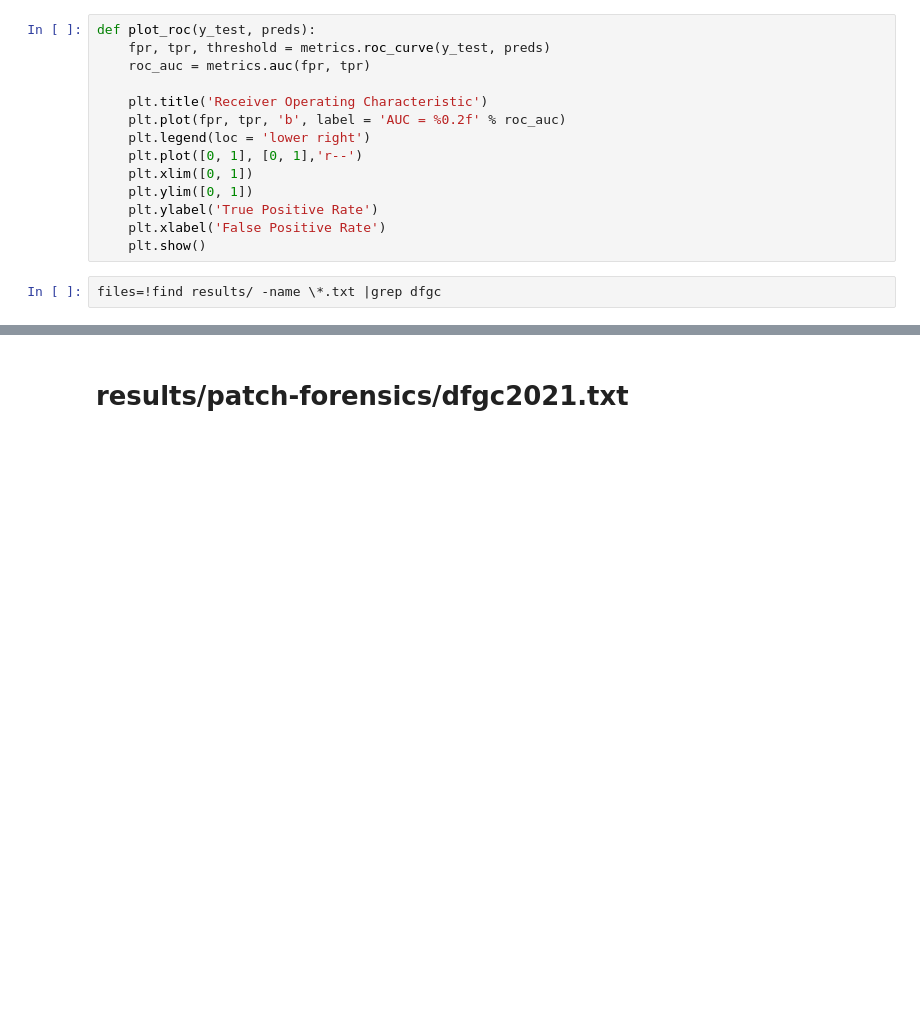
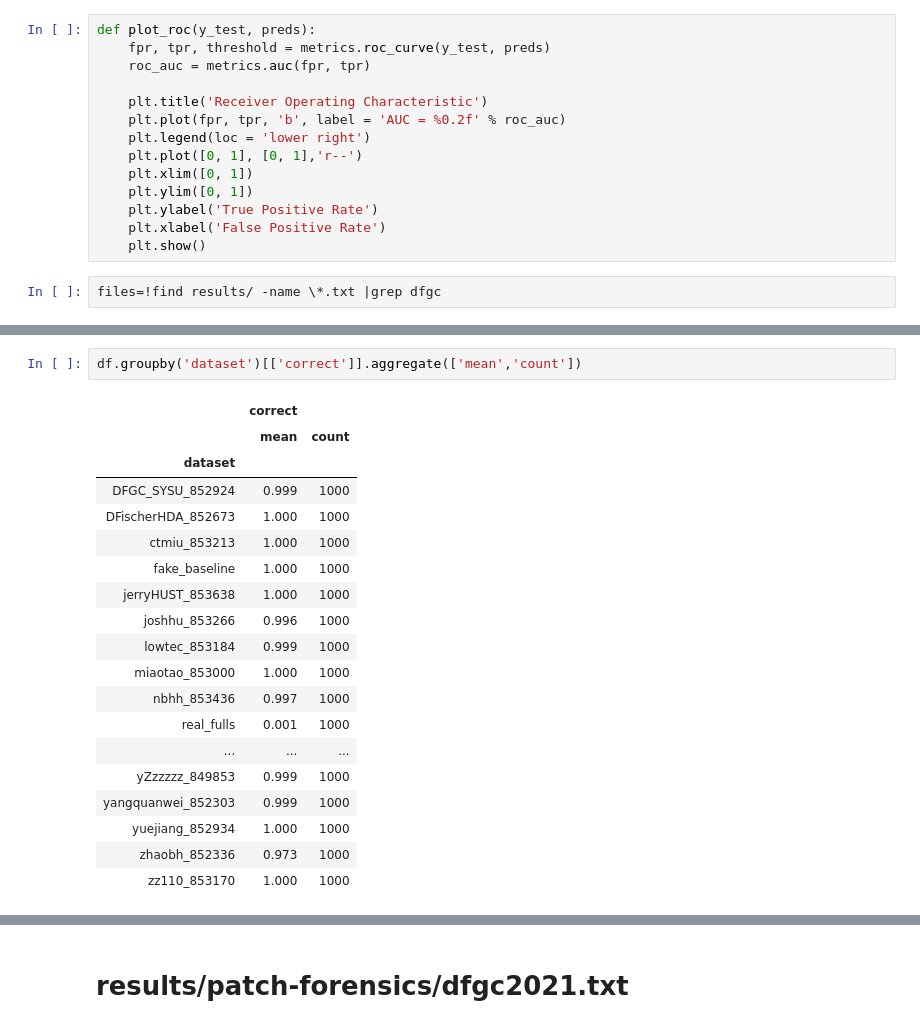
Before and after one commit to Lizhen0909/deep_fake_review, a Jupyter notebook: summary_dfgc2021.ipynb, the cells around one changed output, grey strips where cells are left out. Saved outputs shown, nothing was run; the diff lists cells and outputs as text; blank space fills up the shorter version.

```diff
--- a/summary_dfgc2021.ipynb
+++ b/summary_dfgc2021.ipynb
@@ -32,0 +92,22 @@ files
+# %%
+df.groupby('dataset')[['correct']].aggregate(['mean','count'])
+# %% [output]
+|  | correct |  |
+|  | mean | count |
+| dataset |  |  |
+| DFGC_SYSU_852924 | 0.999 | 1000 |
+| DFischerHDA_852673 | 1.000 | 1000 |
+| ctmiu_853213 | 1.000 | 1000 |
+| fake_baseline | 1.000 | 1000 |
+| jerryHUST_853638 | 1.000 | 1000 |
+| joshhu_853266 | 0.996 | 1000 |
+| lowtec_853184 | 0.999 | 1000 |
+| miaotao_853000 | 1.000 | 1000 |
+| nbhh_853436 | 0.997 | 1000 |
+| real_fulls | 0.001 | 1000 |
+| ... | ... | ... |
+| yZzzzzz_849853 | 0.999 | 1000 |
+| yangquanwei_852303 | 0.999 | 1000 |
+| yuejiang_852934 | 1.000 | 1000 |
+| zhaobh_852336 | 0.973 | 1000 |
+| zz110_853170 | 1.000 | 1000 |
```
Also changed, not shown: parts of 14 cells of this notebook, 3 other files.
